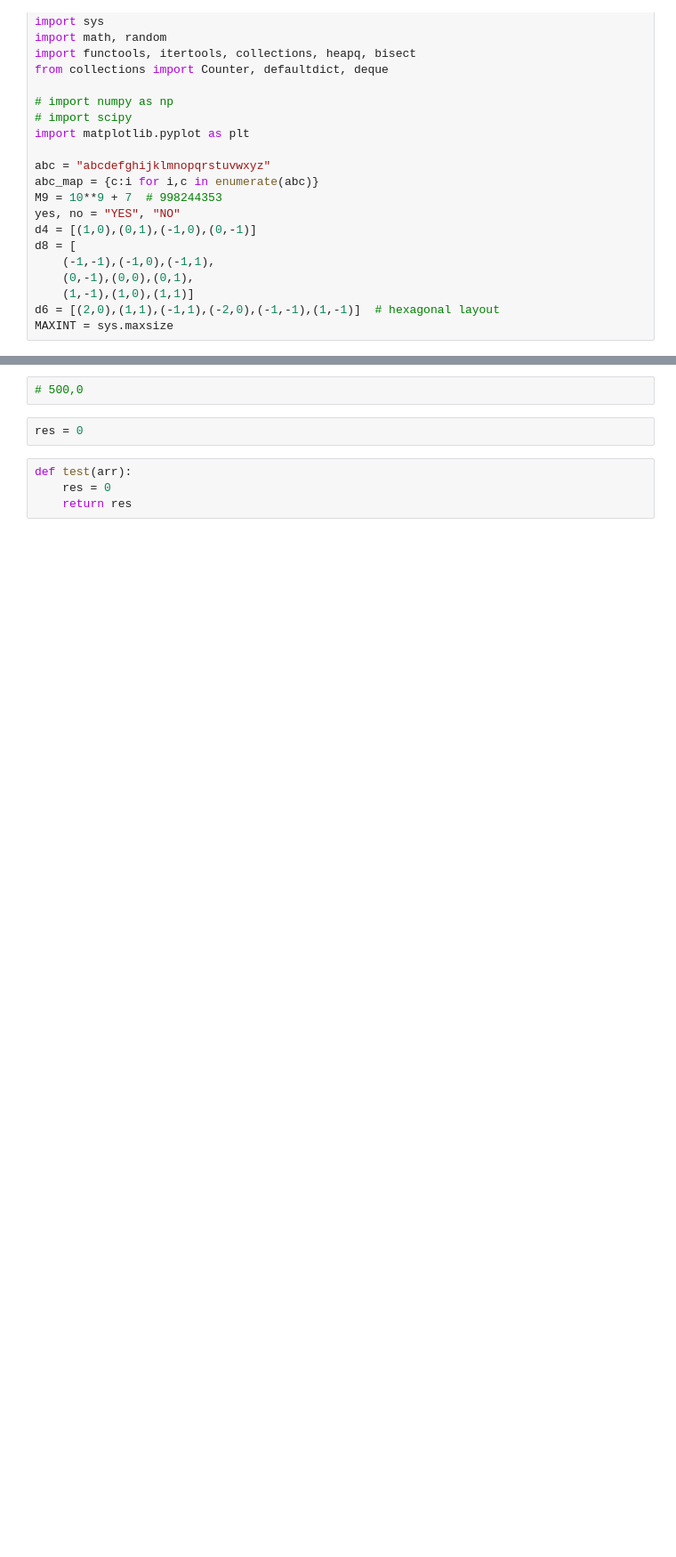
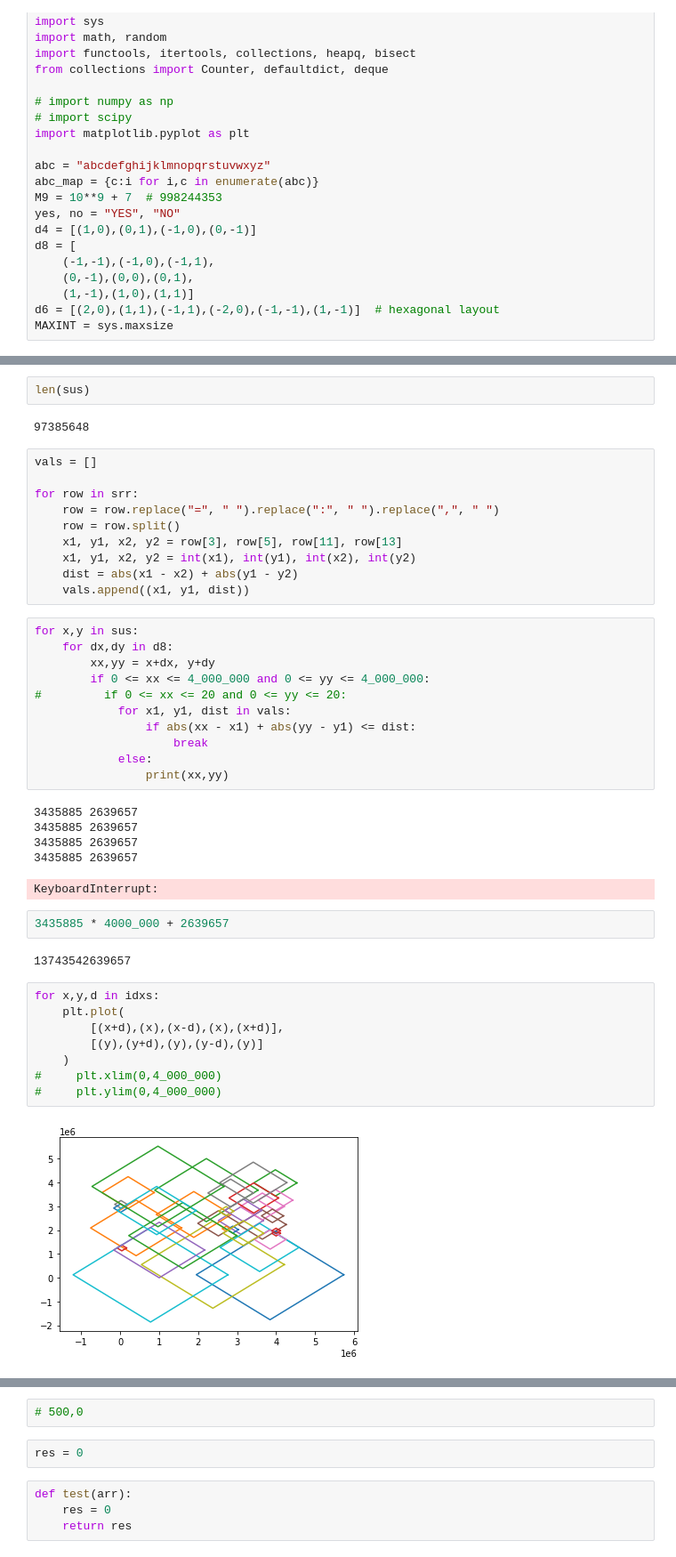
Before and after one commit to tonghuikang/codecomp, a Jupyter notebook: template/notebook_adhoc.ipynb, the cells around one changed output, grey strips where cells are left out. Shown at 89% size. Cells and saved outputs as stored; diff of their text form; blank space fills up the shorter version.

```diff
--- a/template/notebook_adhoc.ipynb
+++ b/template/notebook_adhoc.ipynb
@@ -32,0 +78,45 @@ srr = """
+# %%
+len(sus)
+# %% [output]
+97385648
+# %%
+vals = []
+
+for row in srr:
+    row = row.replace("=", " ").replace(":", " ").replace(",", " ")
+    row = row.split()
+    x1, y1, x2, y2 = row[3], row[5], row[11], row[13]
+    x1, y1, x2, y2 = int(x1), int(y1), int(x2), int(y2)
+    dist = abs(x1 - x2) + abs(y1 - y2)
+    vals.append((x1, y1, dist))
+# %%
+for x,y in sus:
+    for dx,dy in d8:
+        xx,yy = x+dx, y+dy
+        if 0 <= xx <= 4_000_000 and 0 <= yy <= 4_000_000:
+#         if 0 <= xx <= 20 and 0 <= yy <= 20:
+            for x1, y1, dist in vals:
+                if abs(xx - x1) + abs(yy - y1) <= dist:
+                    break
+            else:
+                print(xx,yy)
+# %% [output]
+3435885 2639657
+3435885 2639657
+3435885 2639657
+3435885 2639657
+KeyboardInterrupt:
+# %%
+3435885 * 4000_000 + 2639657
+# %% [output]
+13743542639657
+# %%
+for x,y,d in idxs:
+    plt.plot(
+        [(x+d),(x),(x-d),(x),(x+d)],
+        [(y),(y+d),(y),(y-d),(y)]
+    )
+#     plt.xlim(0,4_000_000)
+#     plt.ylim(0,4_000_000)
+# %% [output]
+[figure, added]
```
Also changed, not shown: parts of 7 cells of this notebook, 1 other file.
